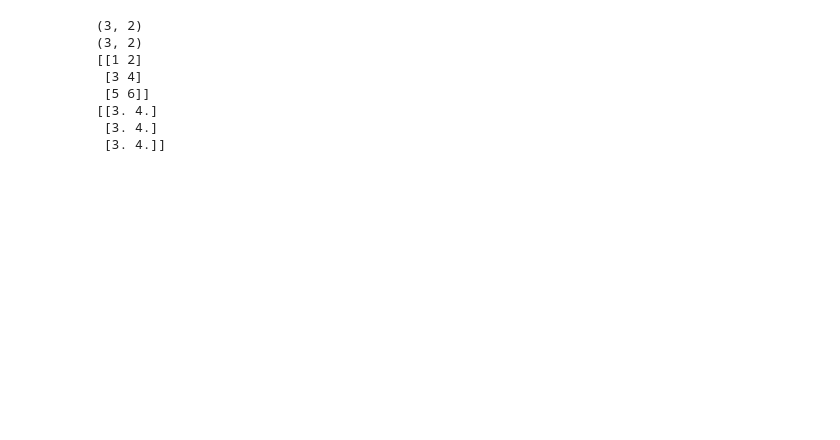
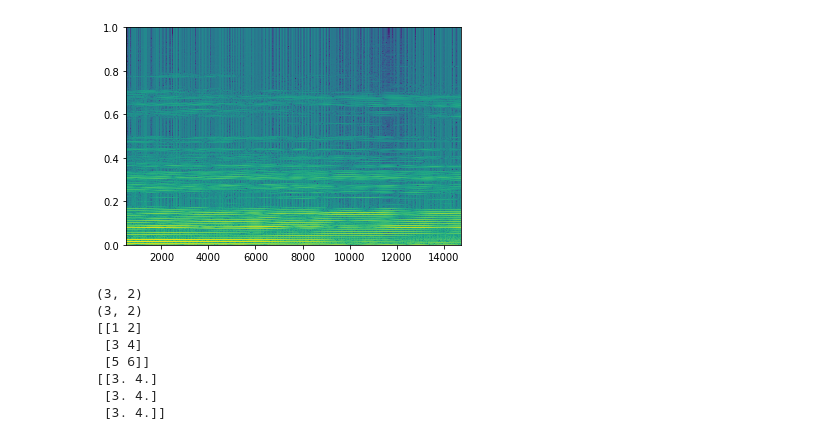
Before and after one commit to BeyondCloud/Vowel_Conversion, a Jupyter notebook: test_world.ipynb, the cells around one changed output. Saved outputs shown, nothing was run; the diff lists cells and outputs as text; code cells hidden in the pictures; blank space fills up the shorter version.

```diff
--- a/test_world.ipynb
+++ b/test_world.ipynb
@@ -128,0 +129,6 @@ _f02.shape[0]
+# %%
+import matplotlib.pyplot as plt
+
+Pxx, freqs, bins, im = plt.specgram(x,NFFT=2048,scale = 'default', Fs=2,window =np.hamming(2048) ,noverlap=2000)
+# %% [output]
+[figure, added]
```
Also changed, not shown: parts of 9 cells of this notebook.
